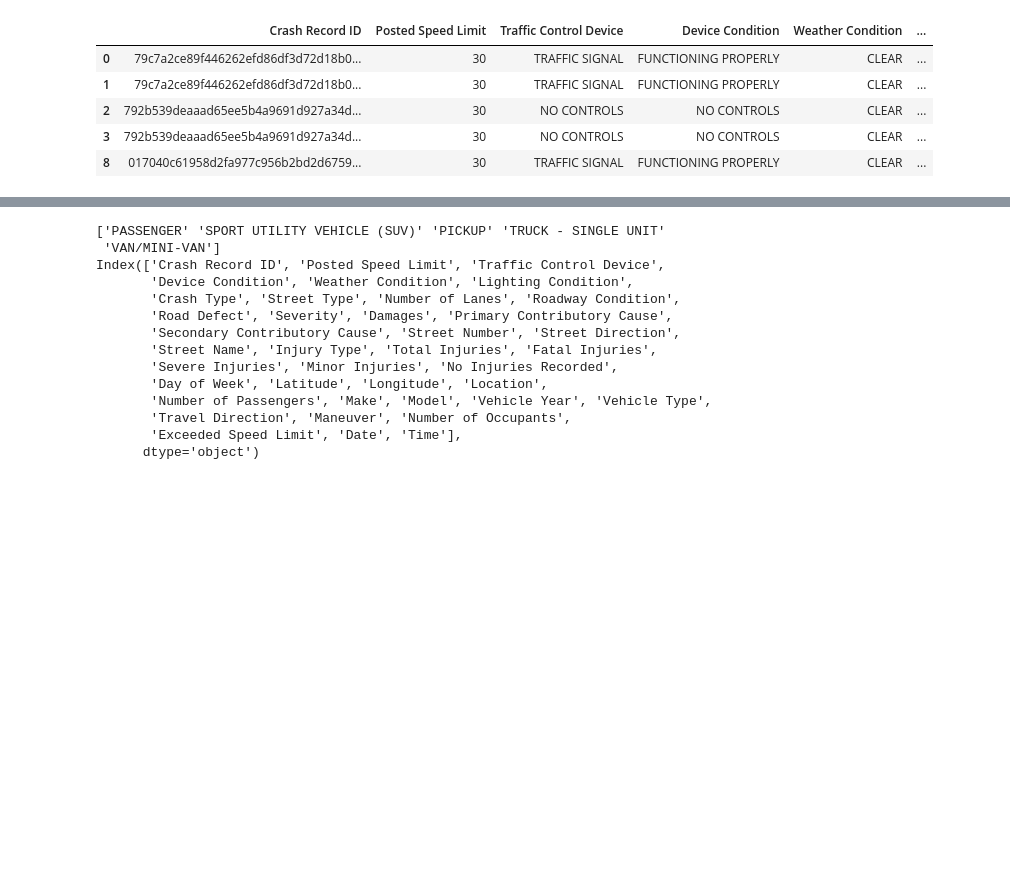
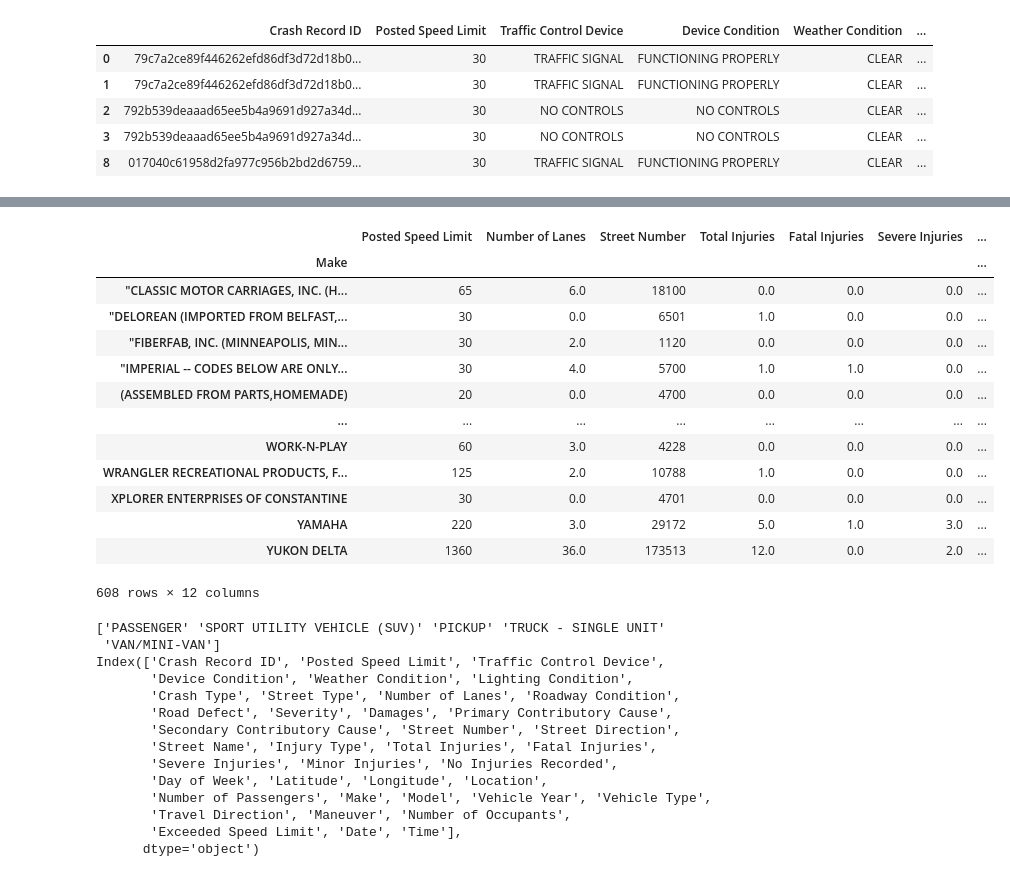
Before and after one commit to jngreco/Team-AutoCrash-Project, a Jupyter notebook: Chicago_Data-michael.ipynb, the cells around one changed output, grey strips where cells are left out. Saved outputs shown, nothing was run; the diff lists cells and outputs as text; code cells hidden in the pictures; blank space fills up the shorter version.

```diff
--- a/Chicago_Data-michael.ipynb
+++ b/Chicago_Data-michael.ipynb
@@ -303,3 +499,8 @@ car_df.head()
 | 2 | 792b539deaaad65ee5b4a9691d927a34d... | 30 | NO CONTROLS | NO CONTROLS | CLEAR | ... |
 | 3 | 792b539deaaad65ee5b4a9691d927a34d... | 30 | NO CONTROLS | NO CONTROLS | CLEAR | ... |
 | 8 | 017040c61958d2fa977c956b2bd2d6759... | 30 | TRAFFIC SIGNAL | FUNCTIONING PROPERLY | CLEAR | ... |
+# %%
+# pd.options.display.max_columns = 500
+pd.options.display.max_rows = 700
+
+car_df.loc[car_df["Vehicle Type"] == "TRUCK - SINGLE UNIT"]
@@ -305,0 +521,9 @@ car_df.head()
+# %%
+car_df = car_df.replace({"Make":{"TOYOTA MOTOR COMPANY, LTD.":"TOYOTA","KIA MOTORS CORP":"KIA",
+                                "TESLA MOTORS":"TESLA",
+                                "GENERAL MOTORS CORP.":"GMC",
+                                 "GENERAL MOTORS CORPORATION (GMC)": "GMC",
+                                "LINCOLN-CONTINENTAL":"LINCOLN",
+                                "ACURA (DIV. OF AMERICAN HONDA MOTOR CO.)":"ACURA",
+                                }})
+car_df["Make"].value_counts().sort()
@@ -306,3 +550,22 @@ car_df.head()
+# %%
+car_df_groupby_make = car_df.groupby('Make')
+# %%
+car_df_groupby_make.sum()
+# %% [output]
+|  | Posted Speed Limit | Number of Lanes | Street Number | Total Injuries | Fatal Injuries | Severe Injuries | ... |
+| Make |  |  |  |  |  |  | ... |
+| "CLASSIC MOTOR CARRIAGES, INC. (H... | 65 | 6.0 | 18100 | 0.0 | 0.0 | 0.0 | ... |
+| "DELOREAN (IMPORTED FROM BELFAST,... | 30 | 0.0 | 6501 | 1.0 | 0.0 | 0.0 | ... |
+| "FIBERFAB, INC. (MINNEAPOLIS, MIN... | 30 | 2.0 | 1120 | 0.0 | 0.0 | 0.0 | ... |
+| "IMPERIAL -- CODES BELOW ARE ONLY... | 30 | 4.0 | 5700 | 1.0 | 1.0 | 0.0 | ... |
+| (ASSEMBLED FROM PARTS,HOMEMADE) | 20 | 0.0 | 4700 | 0.0 | 0.0 | 0.0 | ... |
+| ... | ... | ... | ... | ... | ... | ... | ... |
+| WORK-N-PLAY | 60 | 3.0 | 4228 | 0.0 | 0.0 | 0.0 | ... |
+| WRANGLER RECREATIONAL PRODUCTS, F... | 125 | 2.0 | 10788 | 1.0 | 0.0 | 0.0 | ... |
+| XPLORER ENTERPRISES OF CONSTANTINE | 30 | 0.0 | 4701 | 0.0 | 0.0 | 0.0 | ... |
+| YAMAHA | 220 | 3.0 | 29172 | 5.0 | 1.0 | 3.0 | ... |
+| YUKON DELTA | 1360 | 36.0 | 173513 | 12.0 | 0.0 | 2.0 | ... |
+608 rows × 12 columns
 # %%
 print(car_df["Vehicle Type"].unique())
 print(car_df.columns)
```
Also changed, not shown: parts of 22 cells of this notebook.
